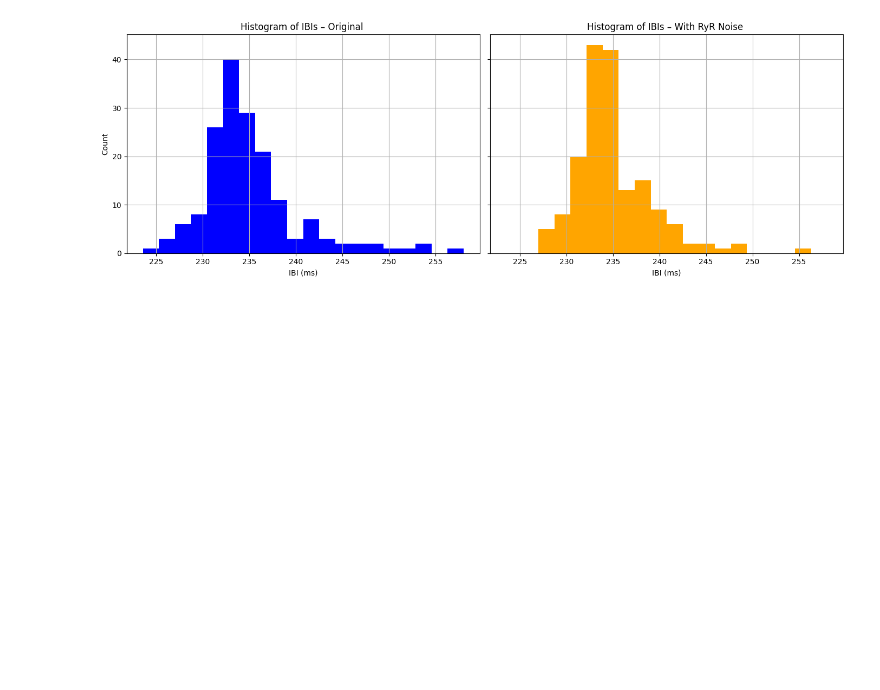
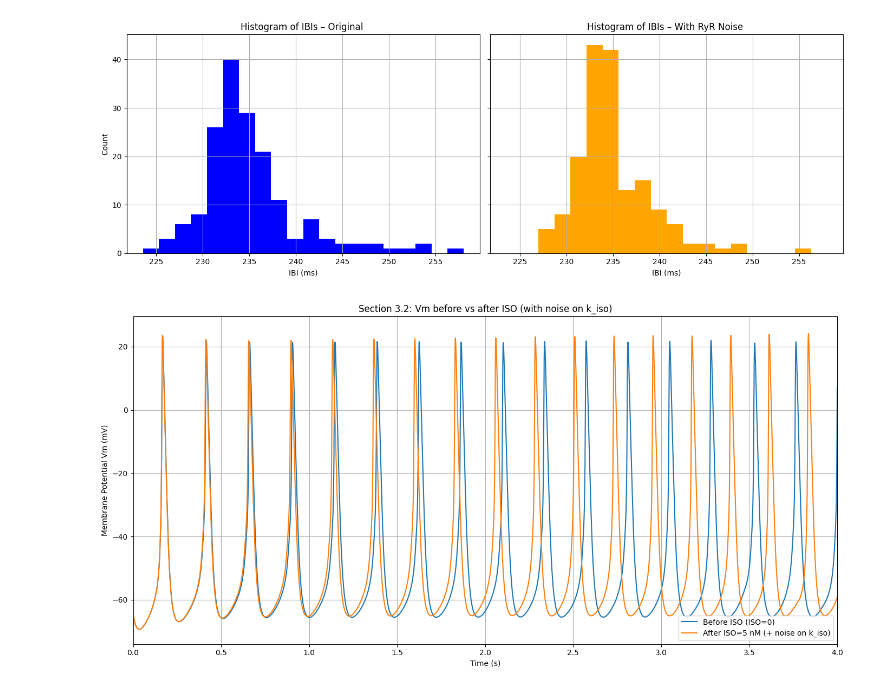
Before and after one commit to Mei-Sab/Project-part-3--BioElectrical-Phenomenas-, a Jupyter notebook: main.ipynb, the cells around one changed output. Drawn from its saved outputs; the diff is of its cells as text; code cells hidden in the pictures; blank space fills up the shorter version.

```diff
--- a/main.ipynb
+++ b/main.ipynb
@@ -6,7 +6,6 @@ from constants import con
 from diff_eq import diff_eq
 # %%
 np.random.seed(0)
-con.ISO=0
 con.CQ_tot = 10.0      # [mM] WT value
 con.k_fCQ = 0.534      # [1/(mM*ms)] WT value
 # %%
@@ -355,3 +354,38 @@ plt.tight_layout()
 plt.show()
 # %% [output]
 [figure]
+# %%
+# --- Question 3.2 ---
+
+# (1) BEFORE ISO: run baseline (ISO=0), with the noise you already have in diff_eq.py (RyR noise stays as you set it)
+con.ISO = 0.0
+con.sigma_k_iso = 0.0
+np.random.seed(42)
+
+sol_before = solve_ivp(diff_eq, t_span, Y0, method="BDF")
+time_before = sol_before.t
+voltage_before = sol_before.y[0]
+
+# (2) AFTER ISO: ISO = 5 nM + add noise to k_iso with std = 1e-16
+con.ISO = 5.0
+con.sigma_k_iso = 1e-16
+np.random.seed(42)
+
+sol_after = solve_ivp(diff_eq, t_span, Y0, method="BDF")
+time_after = sol_after.t
+voltage_after = sol_after.y[0]
+
+# (3) Plot Vm before vs after on the same axes
+plt.figure(figsize=(14, 7))
+plt.plot(time_before/1000, voltage_before, label="Before ISO (ISO=0)", linewidth=1.5)
+plt.plot(time_after/1000, voltage_after, label="After ISO=5 nM (+ noise on k_iso)", linewidth=1.5)
+plt.xlim(0, 4)
+plt.xlabel("Time (s)")
+plt.ylabel("Membrane Potential Vm (mV)")
+plt.title("Section 3.2: Vm before vs after ISO (with noise on k_iso)")
+plt.grid(True)
+plt.legend()
+plt.tight_layout()
+plt.show()
+# %% [output]
+[figure, added]
```
Also changed, not shown: parts of 3 cells of this notebook, 3 other files.
